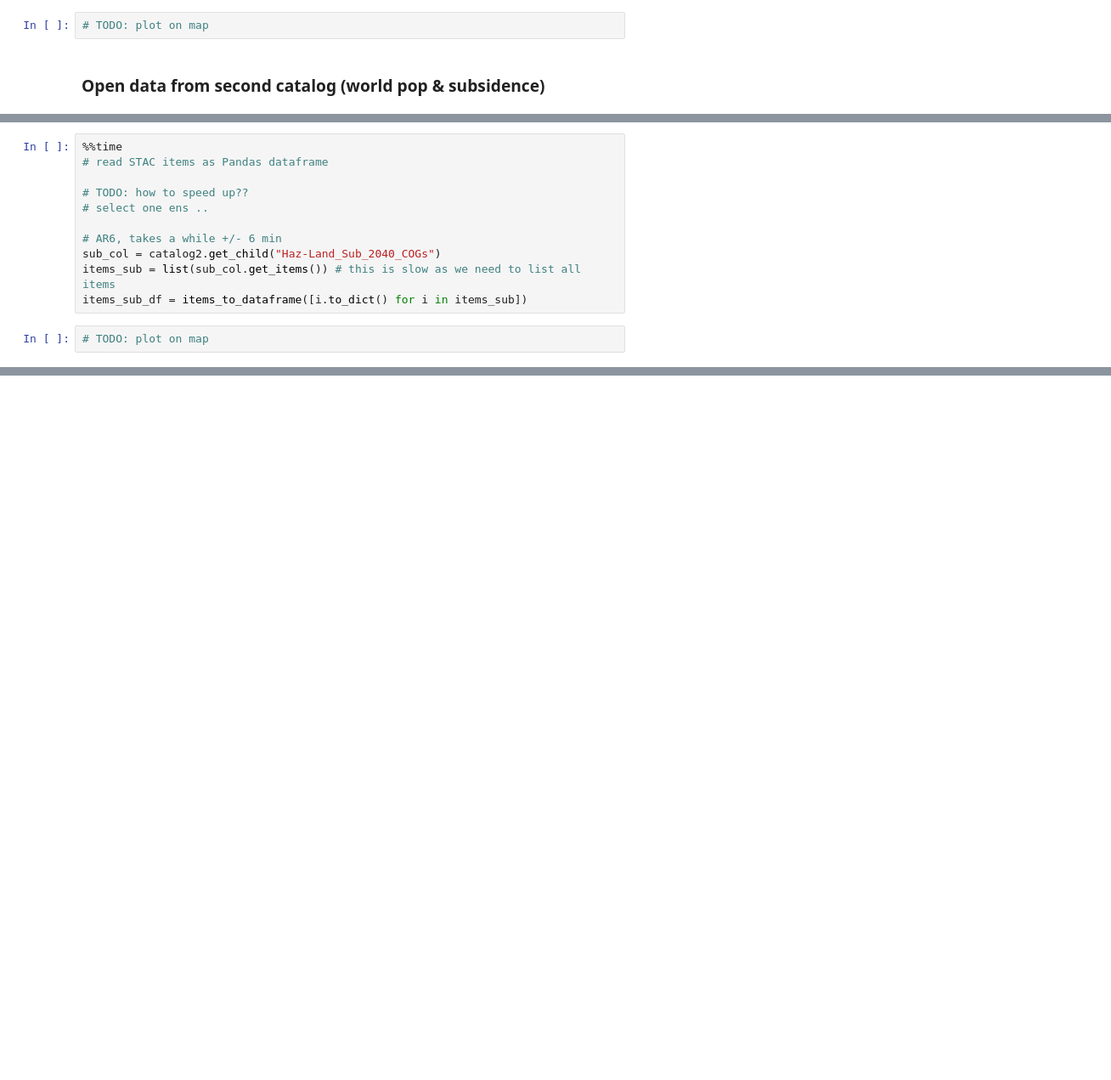
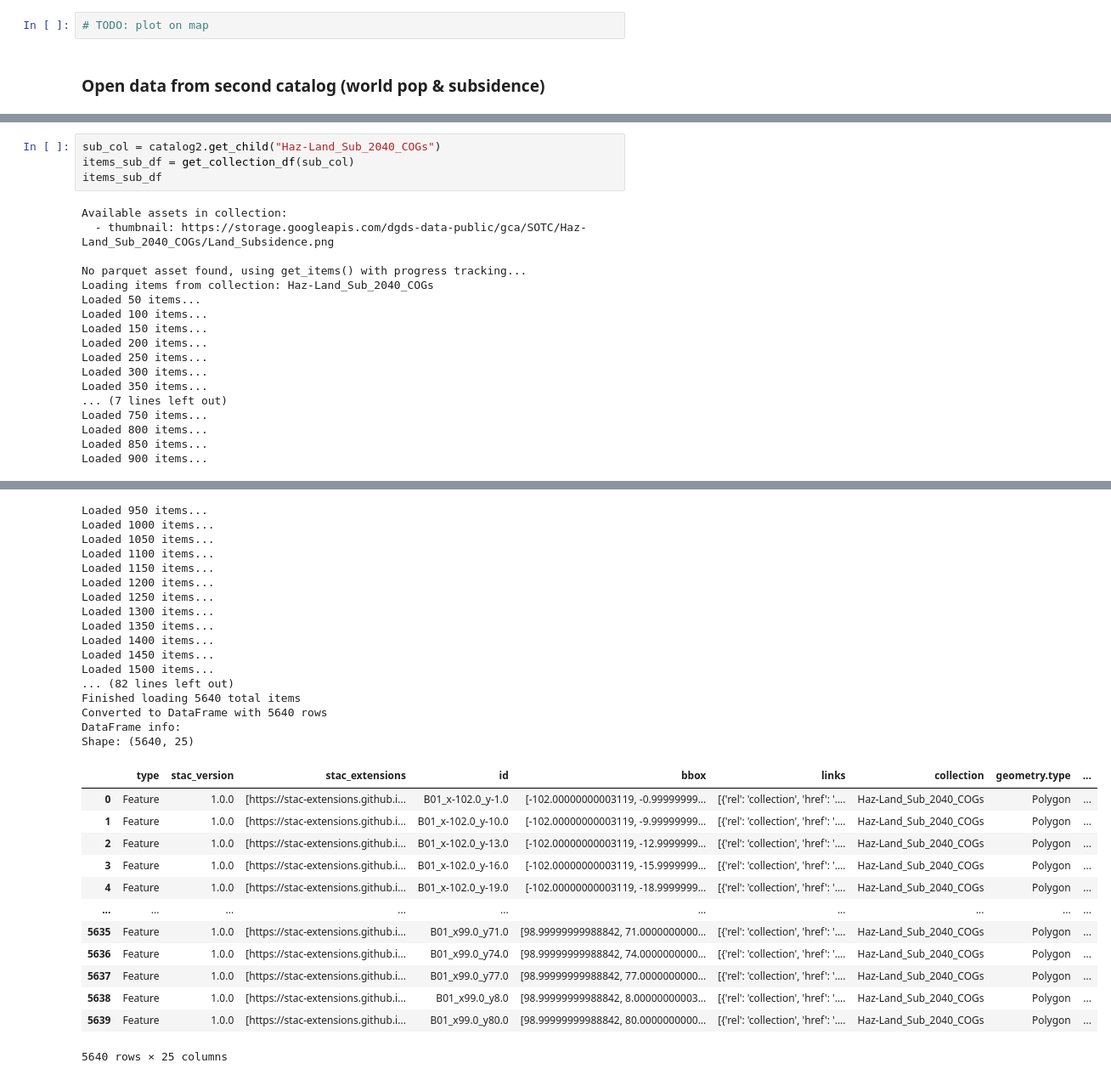
Before and after one commit to Deltares-research/IDP-workbench, a Jupyter notebook: examples/get_data_from_STAC.ipynb, the cells around one changed output, grey strips where cells are left out. Shown: that part at 85% size. Cells and saved outputs as stored; diff of their text form; blank space fills up the shorter version.

```diff
--- a/examples/get_data_from_STAC.ipynb
+++ b/examples/get_data_from_STAC.ipynb
@@ -147,13 +463,22 @@ list(catalog2.get_children())
-# %%
-%%time
-# read STAC items as Pandas dataframe
-
-# TODO: how to speed up??
-# select one ens ..
-
-# AR6, takes a while +/- 6 min
-sub_col = catalog2.get_child("Haz-Land_Sub_2040_COGs")
-items_sub = list(sub_col.get_items()) # this is slow as we need to list all items
-items_sub_df = items_to_dataframe([i.to_dict() for i in items_sub])
-# %%
-# TODO: plot on map
+# %%
+sub_col = catalog2.get_child("Haz-Land_Sub_2040_COGs")
+items_sub_df = get_collection_df(sub_col)
+items_sub_df
+# %% [output]
+Available assets in collection:
+  - thumbnail: https://storage.googleapis.com/dgds-data-public/gca/SOTC/Haz-Land_Sub_2040_COGs/Land_Subsidence.png
+
+No parquet asset found, using get_items() with progress tracking...
+Loading items from collection: Haz-Land_Sub_2040_COGs
+Loaded 50 items...
+Loaded 100 items...
+Loaded 150 items...
+Loaded 200 items...
+Loaded 250 items...
+Loaded 300 items...
+Loaded 350 items...
+... (7 lines left out)
+Loaded 750 items...
+Loaded 800 items...
+Loaded 850 items...
+Loaded 900 items...
@@ -159,0 +487,30 @@ items_sub_df = items_to_dataframe([i.to_dict() for i in items_sub])
+Loaded 950 items...
+Loaded 1000 items...
+Loaded 1050 items...
+Loaded 1100 items...
+Loaded 1150 items...
+Loaded 1200 items...
+Loaded 1250 items...
+Loaded 1300 items...
+Loaded 1350 items...
+Loaded 1400 items...
+Loaded 1450 items...
+Loaded 1500 items...
+... (82 lines left out)
+Finished loading 5640 total items
+Converted to DataFrame with 5640 rows
+DataFrame info:
+Shape: (5640, 25)
+|  | type | stac_version | stac_extensions | id | bbox | links | collection | geometry.type | ... |
+| 0 | Feature | 1.0.0 | [https://stac-extensions.github.i... | B01_x-102.0_y-1.0 | [-102.00000000003119, -0.99999999... | [{'rel': 'collection', 'href': '.... | Haz-Land_Sub_2040_COGs | Polygon | ... |
+| 1 | Feature | 1.0.0 | [https://stac-extensions.github.i... | B01_x-102.0_y-10.0 | [-102.00000000003119, -9.99999999... | [{'rel': 'collection', 'href': '.... | Haz-Land_Sub_2040_COGs | Polygon | ... |
+| 2 | Feature | 1.0.0 | [https://stac-extensions.github.i... | B01_x-102.0_y-13.0 | [-102.00000000003119, -12.9999999... | [{'rel': 'collection', 'href': '.... | Haz-Land_Sub_2040_COGs | Polygon | ... |
+| 3 | Feature | 1.0.0 | [https://stac-extensions.github.i... | B01_x-102.0_y-16.0 | [-102.00000000003119, -15.9999999... | [{'rel': 'collection', 'href': '.... | Haz-Land_Sub_2040_COGs | Polygon | ... |
+| 4 | Feature | 1.0.0 | [https://stac-extensions.github.i... | B01_x-102.0_y-19.0 | [-102.00000000003119, -18.9999999... | [{'rel': 'collection', 'href': '.... | Haz-Land_Sub_2040_COGs | Polygon | ... |
+| ... | ... | ... | ... | ... | ... | ... | ... | ... | ... |
+| 5635 | Feature | 1.0.0 | [https://stac-extensions.github.i... | B01_x99.0_y71.0 | [98.99999999988842, 71.0000000000... | [{'rel': 'collection', 'href': '.... | Haz-Land_Sub_2040_COGs | Polygon | ... |
+| 5636 | Feature | 1.0.0 | [https://stac-extensions.github.i... | B01_x99.0_y74.0 | [98.99999999988842, 74.0000000000... | [{'rel': 'collection', 'href': '.... | Haz-Land_Sub_2040_COGs | Polygon | ... |
+| 5637 | Feature | 1.0.0 | [https://stac-extensions.github.i... | B01_x99.0_y77.0 | [98.99999999988842, 77.0000000000... | [{'rel': 'collection', 'href': '.... | Haz-Land_Sub_2040_COGs | Polygon | ... |
+| 5638 | Feature | 1.0.0 | [https://stac-extensions.github.i... | B01_x99.0_y8.0 | [98.99999999988842, 8.00000000003... | [{'rel': 'collection', 'href': '.... | Haz-Land_Sub_2040_COGs | Polygon | ... |
+| 5639 | Feature | 1.0.0 | [https://stac-extensions.github.i... | B01_x99.0_y80.0 | [98.99999999988842, 80.0000000000... | [{'rel': 'collection', 'href': '.... | Haz-Land_Sub_2040_COGs | Polygon | ... |
+5640 rows × 25 columns
```
Also changed, not shown: parts of 24 cells of this notebook.
